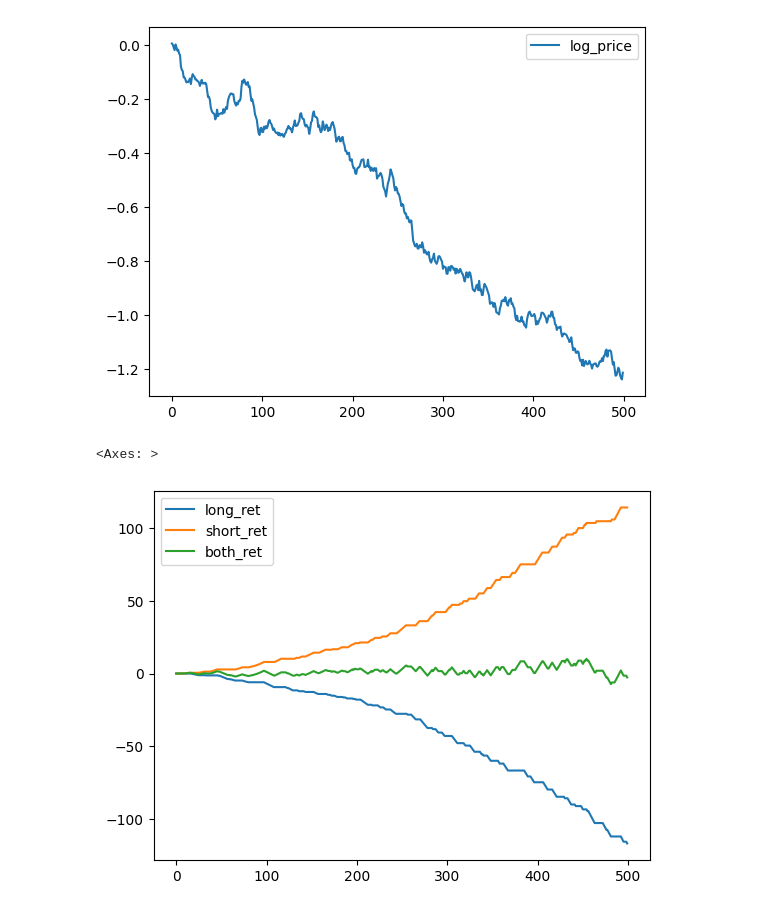
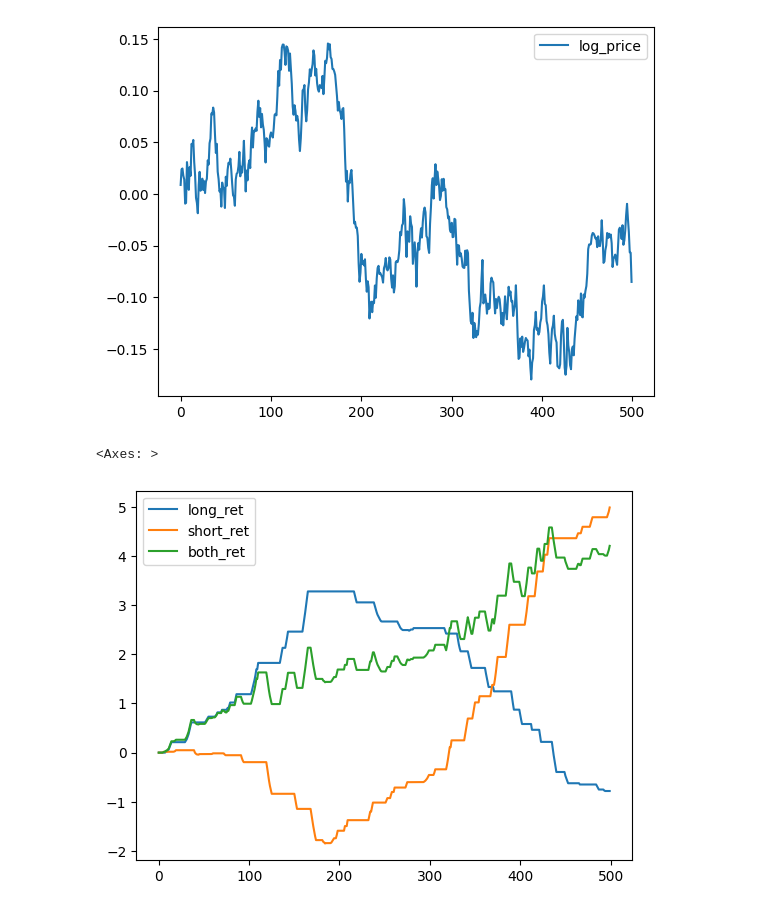
Before and after one commit to MizusakoSadanobu/kalman_filter_trade, a Jupyter notebook: playground.ipynb, the cells around one changed output. Cells and saved outputs as stored; diff of their text form; code cells hidden in the pictures.

```diff
--- a/playground.ipynb
+++ b/playground.ipynb
@@ -1,31 +1,31 @@
 # %%
 import numpy as np
 import pandas as pd
 import matplotlib.pyplot as plt
 from pykalman import KalmanFilter
 
 # パラメータ設定
 T = 500  # データの長さ
-a = 1.  # AR(1)過程のパラメータ
+a = -0.8  # AR(1)過程のパラメータ
 su = 0.01
 sw = 0.0001
 
 # ノイズ生成
 u = np.random.normal(0, su, T)
 u[1:] = a * u[:-1] + np.random.normal(0, su, T - 1)
 w = np.random.normal(0, sw, T)
 w[1:] = w[:-1] + np.random.normal(0, sw, T - 1)
 
 # トレンドと対数価格の生成
 trend = np.cumsum(w)
 log_price = np.cumsum(trend + u)
 
 # DataFrameに変換
 df = pd.DataFrame({'log_price': log_price})
 df.plot()
 plt.show()
 # %% [output]
-[figure, old version]
+[figure, new version]
 # %%
 # カルマンフィルタの設定
 kf = KalmanFilter(transition_matrices=[[1, 1], [0, 1]],
@@ -105,4 +105,4 @@ df["both_ret"] = df["short_ret"] + df["long_ret"]
 df[["long_ret","short_ret", "both_ret"]].cumsum().plot()
 # %% [output]
 <Axes: >
-[figure, old version]
+[figure, new version]
```
